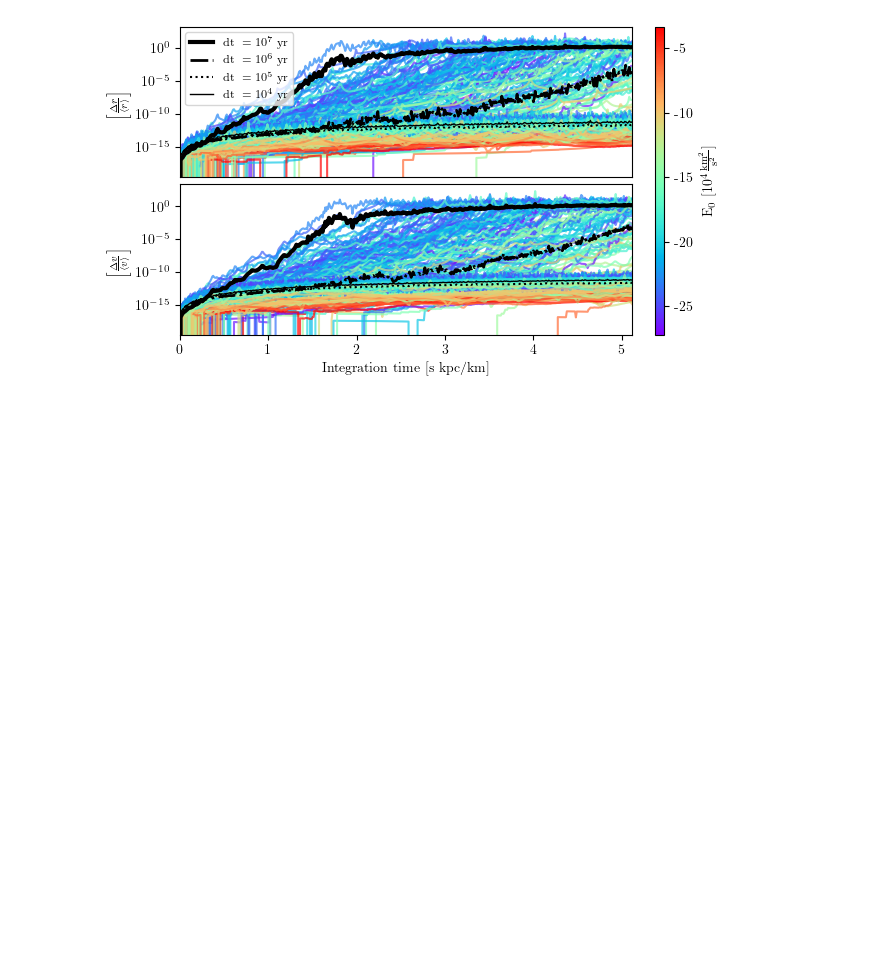
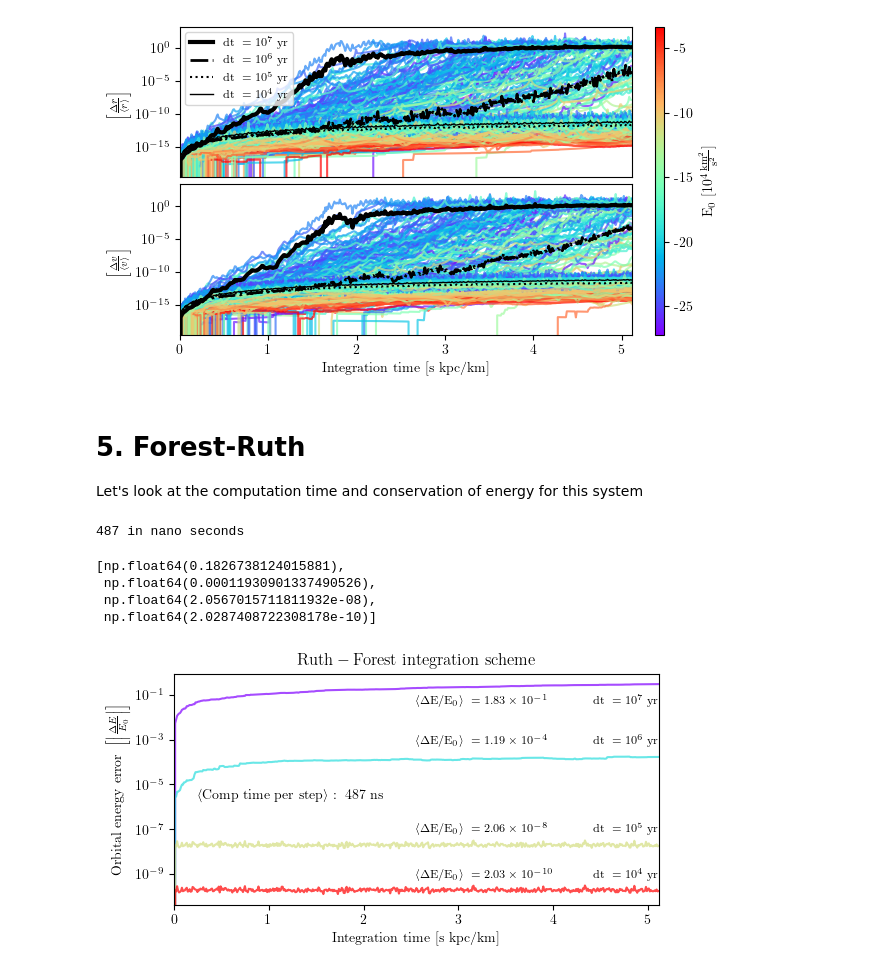
Before and after one commit to salvatore-ferrone/phd-thesis-ferrone, a Jupyter notebook: demos/numericalError/NumericalError.ipynb, the cells around one changed output. Saved outputs shown, nothing was run; the diff lists cells and outputs as text; code cells hidden in the pictures; blank space fills up the shorter version.

```diff
--- a/demos/numericalError/NumericalError.ipynb
+++ b/demos/numericalError/NumericalError.ipynb
@@ -218,3 +220,7 @@ axis2.set_xlim(0, inttimeIntUnits.value)
 fig.savefig("../../images/numericalErrorReverseIntegration.png",bbox_inches='tight',dpi=300)
 # %% [output]
 [figure]
+# %% [markdown]
+# 5. Forest-Ruth
+
+Let's look at the computation time and conservation of energy for this system
@@ -220,0 +239,73 @@ fig.savefig("../../images/numericalErrorReverseIntegration.png",bbox_inches='tig
+# %%
+time_per_step_ruth_forces = [compTime.total_seconds()/nstep/nGCs for compTime,nstep in zip(compTimes, nsteps)]
+mean_comp_time_per_step = np.mean(time_per_step_ruth_forces)*1e9
+mean_comp_time_per_step=int(mean_comp_time_per_step)
+print(mean_comp_time_per_step, "in nano seconds")
+# %% [output]
+487 in nano seconds
+# %%
+errE_ruth = []
+for i in range(len(xts)):
+    # get the energy error
+    T,phi = get_orbital_energy(xts[i], yts[i], zts[i], vxts[i], vyts[i], vzts[i], MWparams)
+    errE_ruth.append(compute_energy_error(T + phi))
+# %%
+# get the meanEnergyError for each timestep checked
+meanEnergyError_ruth = []
+stdEnergyError_ruth = []
+for i in range(len(errE_ruth)):
+    meanEnergyError_ruth.append(np.mean(errE_ruth[i], axis=0))
+    stdEnergyError_ruth.append(np.std(errE_ruth[i], axis=0))
+
+mean_per_time_step_ruth = []
+for i in range(len(meanEnergyError_ruth)):
+    mean_per_time_step_ruth.append(np.mean(meanEnergyError_ruth[i]))
+mean_per_time_step_ruth
+# %% [output]
+[np.float64(0.1826738124015881),
+ np.float64(0.00011930901337490526),
+ np.float64(2.0567015711811932e-08),
+ np.float64(2.0287408722308178e-10)]
+# %%
+meanEnergyError_ruth[0].mean()
+fig,axis = plt.subplots(figsize=(8.25-2,3))
+cmap = mpl.cm.get_cmap('rainbow')
+colors = cmap(np.linspace(0, 1, len(nsteps)))
+nskips = [1, 10, 100, 1000]
+for i in range(len(nsteps)):
+    dt_val = int(timesteps[i].to(u.yr).value)
+    exponent = int(np.log10(dt_val))
+    text = r"$\mathrm{{dt}}~=10^{{{}}}~\mathrm{{yr}}~$".format(exponent)
+    exponent = int(np.log10(mean_per_time_step_ruth[i]))
+    # Get the log value
+    log_val = np.log10(mean_per_time_step_ruth[i])
+    # Get the integer part
+    int_part = int(log_val)
+    # Calculate the decimal part
+    decimal_part = log_val - int_part
+    # Format the scientific notation properly
+    mantissa = 10**(decimal_part) * 10
+    exponent = int_part - 1
+    formatted_value = f"{mantissa:.2f}×10^{{{exponent}}}"
+    text2= r"$\mathrm{{\langle \Delta E / E_0 \rangle}}~={{{:.2f}}}\times 10^{{{}}}$".format(mantissa, exponent)
+    axis.plot(times[i][::nskips[i]], meanEnergyError_ruth[i][::nskips[i]], linestyle='-',  label=label,color=colors[i], alpha=0.7)
+    if i ==0:
+        va = "top"
+        frac = (1/3)
+    else:
+        va = "bottom"
+        frac = (3/1)
+    axis.text(times[i][-1], frac*meanEnergyError_ruth[i][-1], text, fontsize="small", color="k", ha='right', va=va)
+    axis.text((1/2)*times[i][-1], frac*meanEnergyError_ruth[i][-1], text2, fontsize="small", color="k", ha='left', va=va)
+
+
+text = r"$\langle \mathrm{{Comp~time~per~step}} \rangle:~{{{}}}~\mathrm{{ns}}$".format(mean_comp_time_per_step)
+axis.text(0.05, 0.50, text, transform=axis.transAxes, fontsize="medium", horizontalalignment='left', verticalalignment='top')
+axis.set_xlim(0, inttimeIntUnits.value)
+axis.set_yscale("log")
+axis.set_xlabel(r'$\mathrm{Integration~time}~[\mathrm{s~kpc}/\mathrm{km}]$');
+axis.set_ylabel(r'$\mathrm{Orbital~energy~error}~\left[\left|\frac{\Delta E}{E_0}\right|\right]$');
+axis.set_title(r"$\mathrm{Ruth-Forest~integration~scheme}$")
+fig.savefig("../../images/numericalErrorRuthForest.png", bbox_inches='tight', dpi=300)
+# %% [output]
+[figure, added]
```
Also changed, not shown: parts of 11 cells of this notebook, 5 other files.
